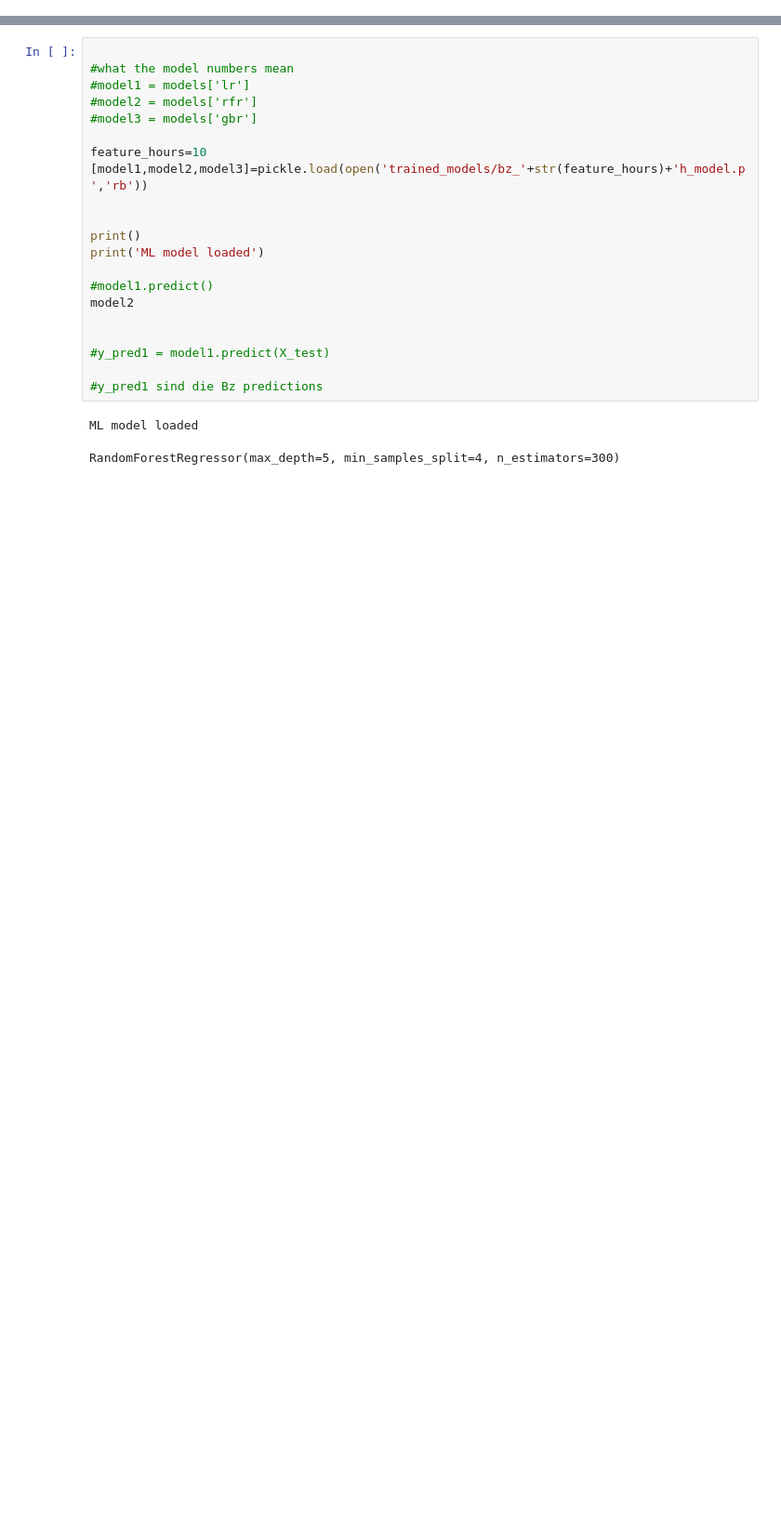
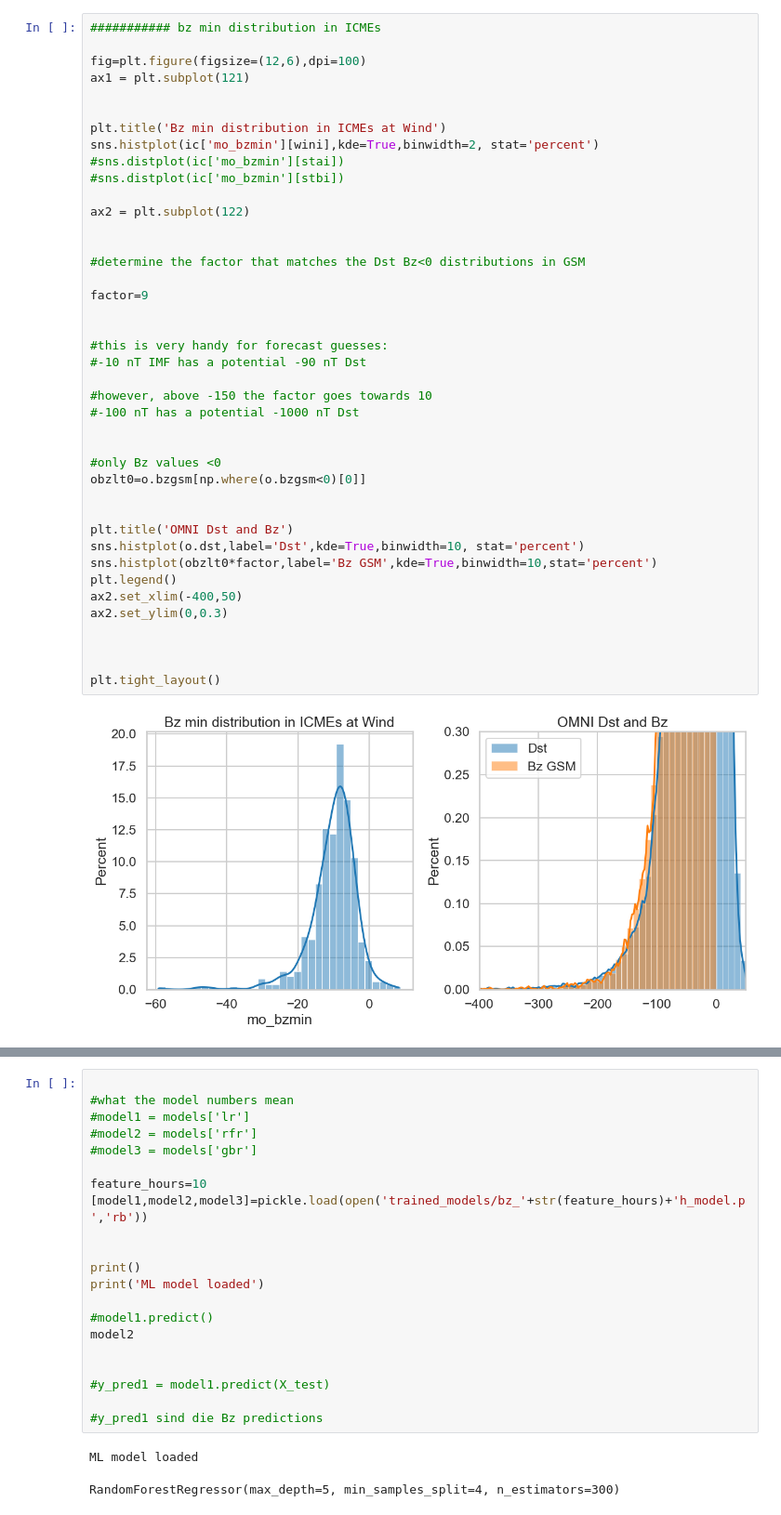
Before and after one commit to helioforecast/mfpred, a Jupyter notebook: mfrpred_deploy.ipynb, the cells around one changed output, grey strips where cells are left out. Shown at 93% size. Drawn from its saved outputs; the diff is of its cells as text; blank space fills up the shorter version.

```diff
--- a/mfrpred_deploy.ipynb
+++ b/mfrpred_deploy.ipynb
@@ -116,0 +202,43 @@ started mfrpred_deploy.py
+# %%
+########### bz min distribution in ICMEs
+
+fig=plt.figure(figsize=(12,6),dpi=100)
+ax1 = plt.subplot(121)
+
+
+plt.title('Bz min distribution in ICMEs at Wind')
+sns.histplot(ic['mo_bzmin'][wini],kde=True,binwidth=2, stat='percent')
+#sns.distplot(ic['mo_bzmin'][stai])
+#sns.distplot(ic['mo_bzmin'][stbi])
+
+ax2 = plt.subplot(122)
+
+
+#determine the factor that matches the Dst Bz<0 distributions in GSM
+
+factor=9
+
+
+#this is very handy for forecast guesses:
+#-10 nT IMF has a potential -90 nT Dst
+
+#however, above -150 the factor goes towards 10
+#-100 nT has a potential -1000 nT Dst
+
+
+#only Bz values <0
+obzlt0=o.bzgsm[np.where(o.bzgsm<0)[0]]
+
+
+plt.title('OMNI Dst and Bz')
+sns.histplot(o.dst,label='Dst',kde=True,binwidth=10, stat='percent')
+sns.histplot(obzlt0*factor,label='Bz GSM',kde=True,binwidth=10,stat='percent')
+plt.legend()
+ax2.set_xlim(-400,50)
+ax2.set_ylim(0,0.3)
+
+
+
+plt.tight_layout()
+# %% [output]
+[figure, added]
```
Also changed, not shown: parts of 32 cells of this notebook, 14 other files.
